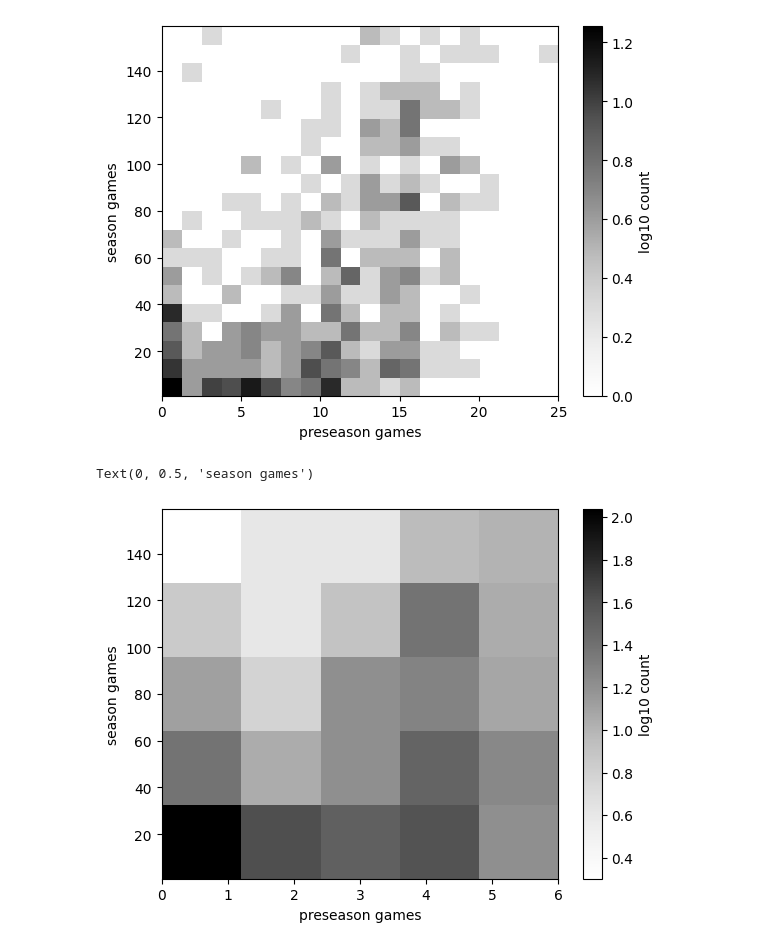
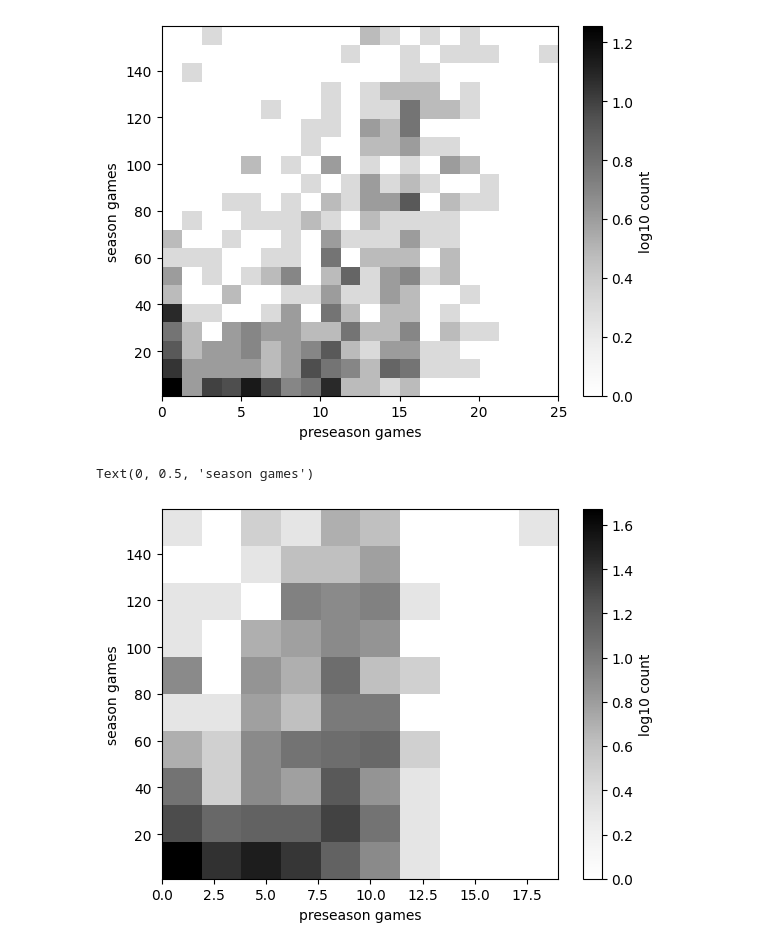
Before and after one commit to fantasy-toolz/batting-order, a Jupyter notebook: notebooks/Preseason-Predictions.ipynb, the cells around one changed output. Cells and saved outputs as stored; diff of their text form; code cells hidden in the pictures.

```diff
--- a/notebooks/Preseason-Predictions.ipynb
+++ b/notebooks/Preseason-Predictions.ipynb
@@ -58,12 +58,12 @@ Text(0, 0.5, 'season games')
 # %%
 # Create 2D histogram
 criteria = (A2526["avg_preseason"] >= 0) & (A2526["avg_season"] > 5)
-hist, xedges, yedges = np.histogram2d(A2526["ngames_preseason"][criteria], A2526["ngames_season"][criteria], bins=5)
+hist, xedges, yedges = np.histogram2d(A2526["ngames_preseason"][criteria], A2526["ngames_season"][criteria], bins=10)
 plt.imshow(np.log10(hist.T + 1), origin='lower', extent=[xedges[0], xedges[-1], yedges[0], yedges[-1]], aspect='auto', cmap=cm.Greys)
 plt.colorbar(label='log10 count')
 plt.xlabel("preseason games")
 plt.ylabel("season games")
 # %% [output]
 Text(0, 0.5, 'season games')
-[figure, old version]
+[figure, new version]
 # %%
```
Also changed, not shown: parts of 1 cell of this notebook, 33 other files.
